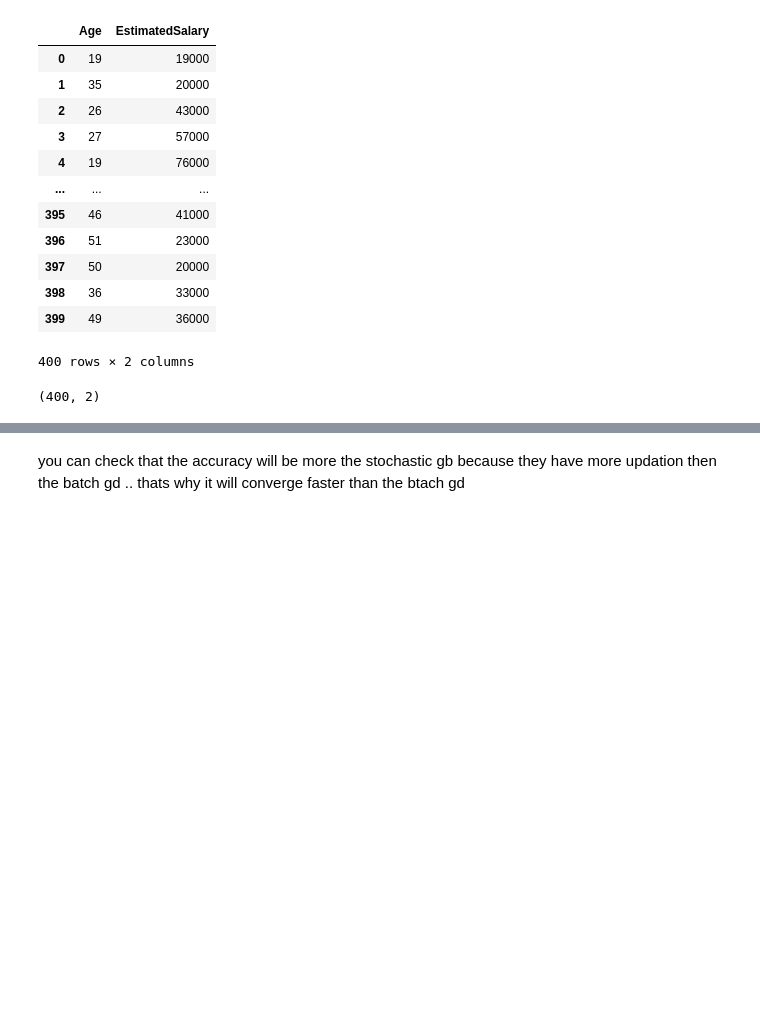
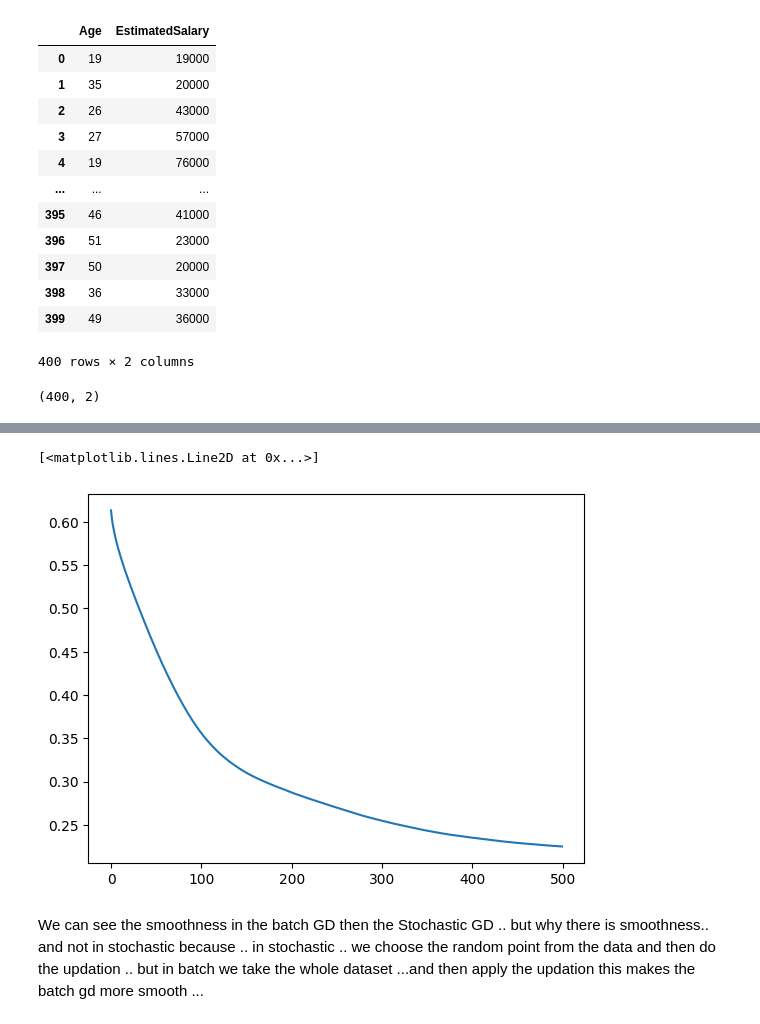
Before and after one commit to Ayushjain270/100-Days-of-Deep-Learning-, a Jupyter notebook: Batch_vs_stochastic_GD.ipynb, the cells around one changed output, grey strips where cells are left out. Cells and saved outputs as stored; diff of their text form; code cells hidden in the pictures; blank space fills up the shorter version.

```diff
--- a/Batch_vs_stochastic_GD.ipynb
+++ b/Batch_vs_stochastic_GD.ipynb
@@ -119,7 +123,7 @@ model.add(Dense(10,activation='relu'))
 model.add(Dense(1,activation='sigmoid'))
 # %%
 model.compile(loss='binary_crossentropy',metrics=['accuracy'])
-start = time.time()
-history = model.fit(X_scaled,y,epochs=10,batch_size=X_train.shape[0])
-print(time.time() - start)#batch Gd
+#start = time.time()
+history = model.fit(X_scaled,y,epochs=500,batch_size=400,validation_split=0.2)
+#print(time.time() - start)
 # %% [output]
@@ -223,4 +147,8 @@ Epoch 10/10
-# %% [markdown]
- you can check that the accuracy will be more the stochastic gb because
-they have more updation then the batch gd .. thats why it will converge
-faster than the btach gd
+# %%
+plt.plot(history.history['loss'])
+# %% [output]
+[<matplotlib.lines.Line2D at 0x...>]
+[figure, added]
+# %% [markdown]
+We can see the smoothness in the batch GD then the Stochastic GD .. but why there is smoothness.. and not in stochastic
+because .. in stochastic .. we choose the random point from the data and then do the updation .. but in batch we take the whole dataset ...and then apply the updation this makes the batch gd more smooth ...
```
Also changed, not shown: parts of 15 cells of this notebook.
